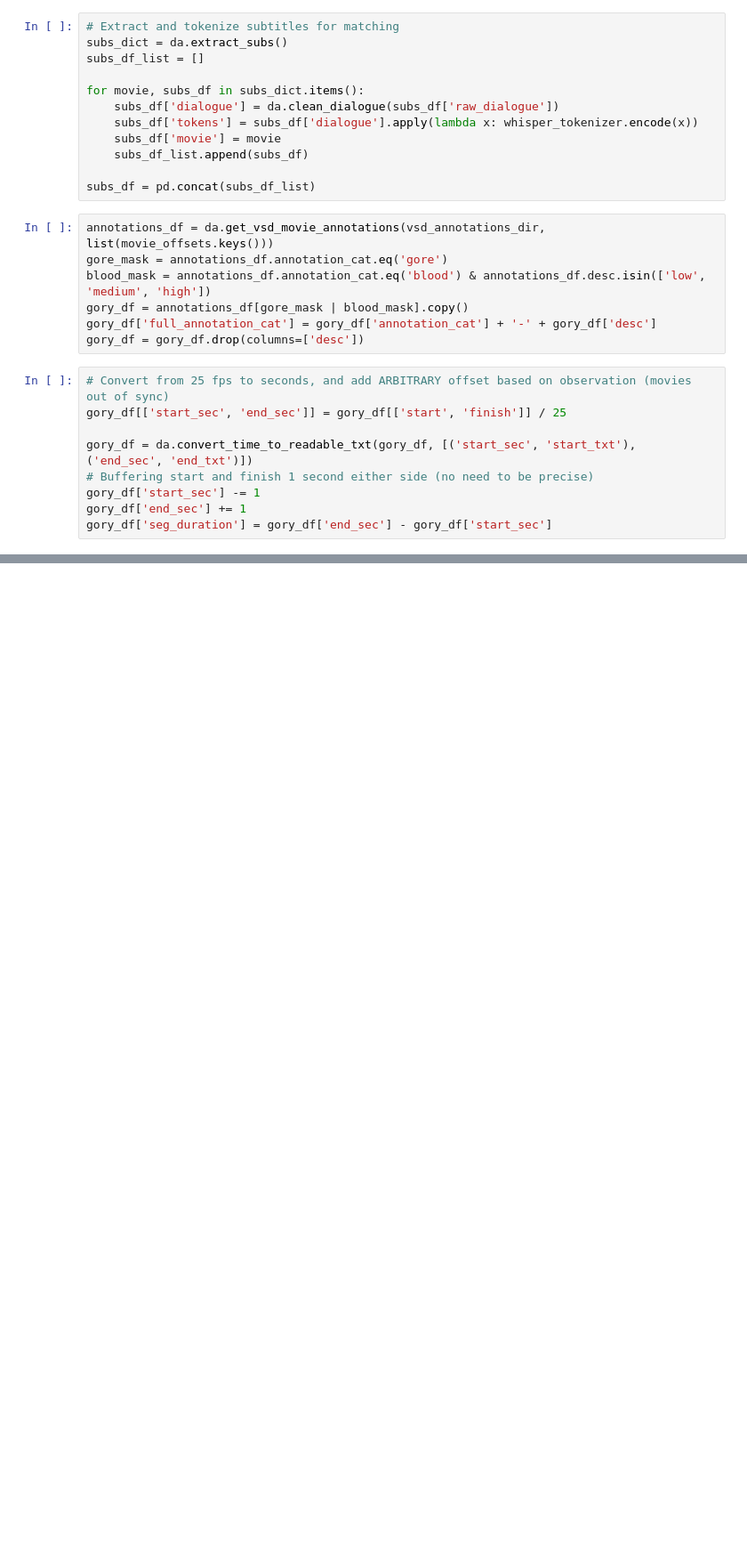
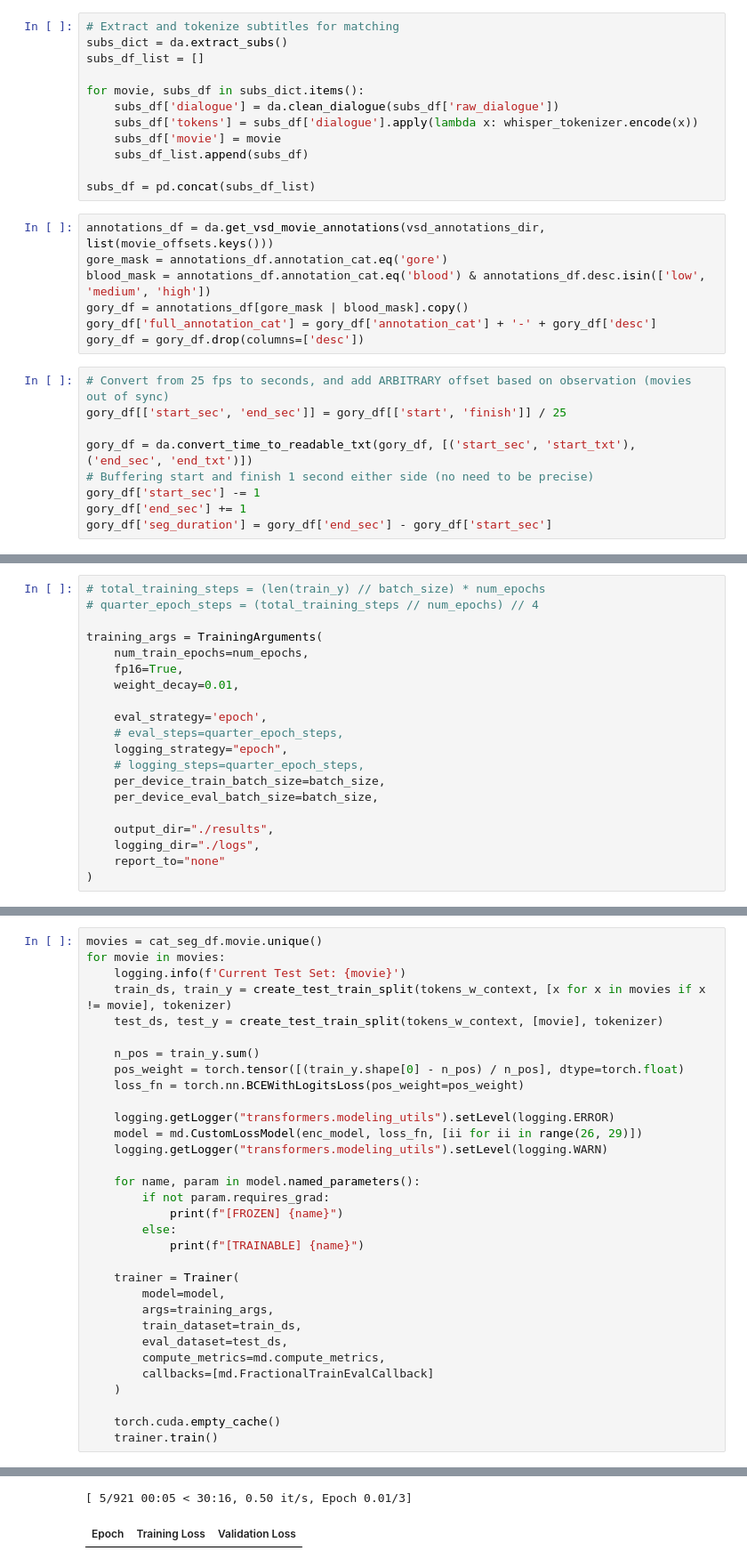
Before and after one commit to sydney-machine-learning/audiodescription-abusedetection, a Jupyter notebook: basic_run_all.ipynb, the cells around one changed output, grey strips where cells are left out. Shown: that part at 89% size. Saved outputs shown, nothing was run; the diff lists cells and outputs as text; blank space fills up the shorter version.

```diff
--- a/basic_run_all.ipynb
+++ b/basic_run_all.ipynb
@@ -271,0 +241,20 @@ test.encodings[4].tokens
+# %%
+# total_training_steps = (len(train_y) // batch_size) * num_epochs
+# quarter_epoch_steps = (total_training_steps // num_epochs) // 4
+
+training_args = TrainingArguments(
+    num_train_epochs=num_epochs,
+    fp16=True,
+    weight_decay=0.01,
+
+    eval_strategy='epoch',
+    # eval_steps=quarter_epoch_steps,
+    logging_strategy="epoch",
+    # logging_steps=quarter_epoch_steps,
+    per_device_train_batch_size=batch_size,
+    per_device_eval_batch_size=batch_size,
+
+    output_dir="./results",
+    logging_dir="./logs",
+    report_to="none"
+)
@@ -271,0 +277,33 @@ test.encodings[4].tokens
+# %%
+movies = cat_seg_df.movie.unique()
+for movie in movies:
+    logging.info(f'Current Test Set: {movie}')
+    train_ds, train_y = create_test_train_split(tokens_w_context, [x for x in movies if x != movie], tokenizer)
+    test_ds, test_y = create_test_train_split(tokens_w_context, [movie], tokenizer)
+
+    n_pos = train_y.sum()
+    pos_weight = torch.tensor([(train_y.shape[0] - n_pos) / n_pos], dtype=torch.float)
+    loss_fn = torch.nn.BCEWithLogitsLoss(pos_weight=pos_weight)
+
+    logging.getLogger("transformers.modeling_utils").setLevel(logging.ERROR)
+    model = md.CustomLossModel(enc_model, loss_fn, [ii for ii in range(26, 29)])
+    logging.getLogger("transformers.modeling_utils").setLevel(logging.WARN)
+
+    for name, param in model.named_parameters():
+        if not param.requires_grad:
+            print(f"[FROZEN] {name}")
+        else:
+            print(f"[TRAINABLE] {name}")
+
+    trainer = Trainer(
+        model=model,
+        args=training_args,
+        train_dataset=train_ds,
+        eval_dataset=test_ds,
+        compute_metrics=md.compute_metrics,
+        callbacks=[md.FractionalTrainEvalCallback]
+    )
+
+    torch.cuda.empty_cache()
+    trainer.train()
+# %% [output]
@@ -271,0 +311,2 @@ test.encodings[4].tokens
+[ 5/921 00:05 < 30:16, 0.50 it/s, Epoch 0.01/3]
+| Epoch | Training Loss | Validation Loss |
```
Also changed, not shown: parts of 22 cells of this notebook, 2 other files.
